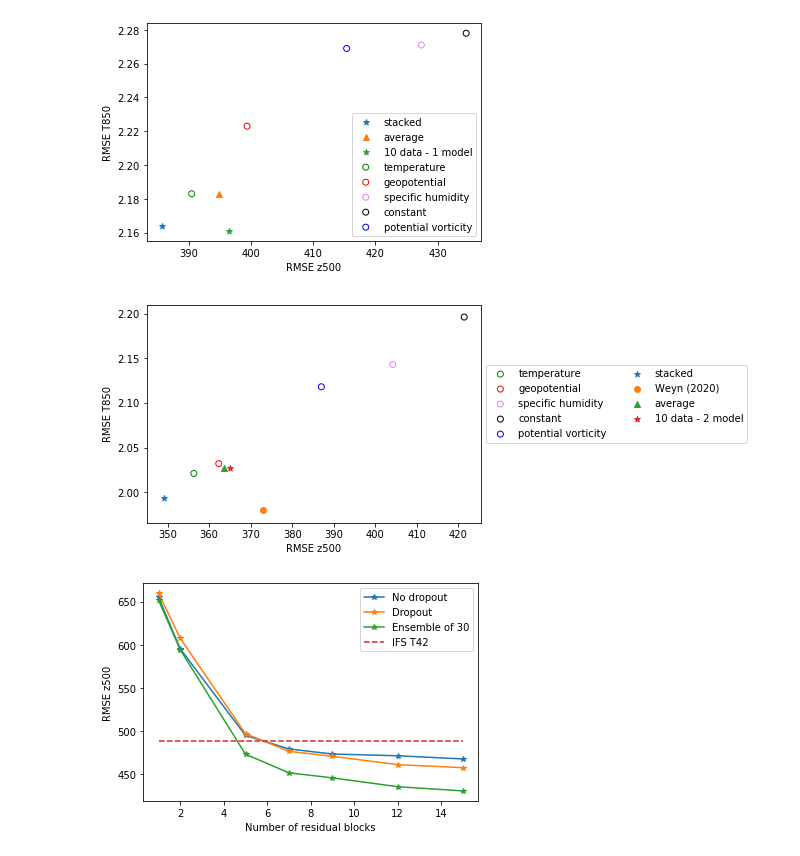
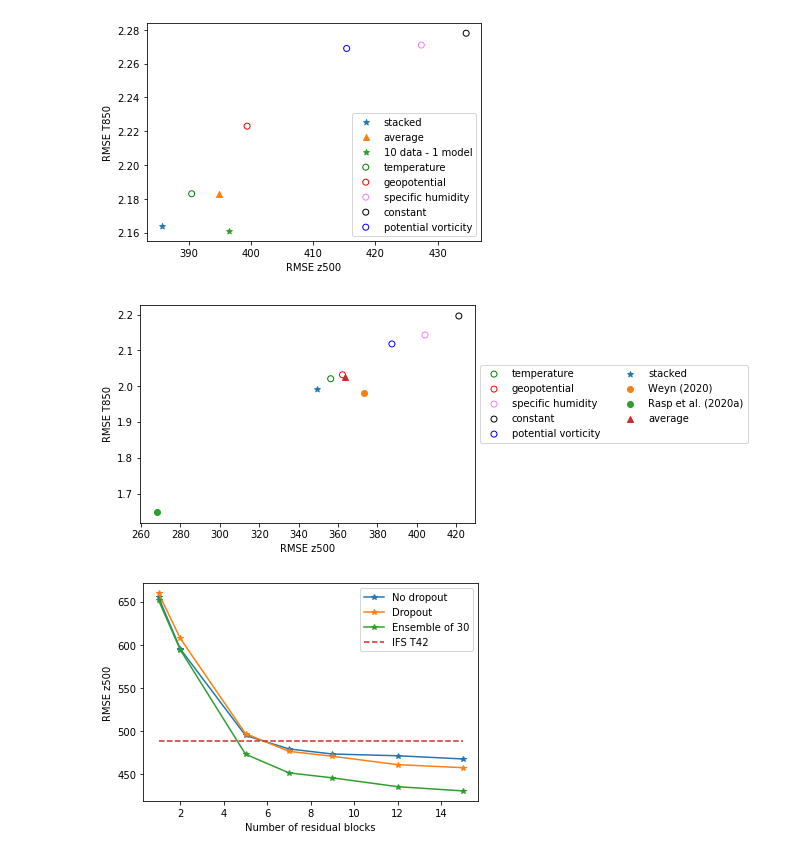
Before and after one commit to mc4117/ResNet_Weather, a Jupyter notebook: neural_notebooks/resnet/results_summary.ipynb, the cells around one changed output. Saved outputs shown, nothing was run; the diff lists cells and outputs as text; code cells hidden in the pictures.

```diff
--- a/neural_notebooks/resnet/results_summary.ipynb
+++ b/neural_notebooks/resnet/results_summary.ipynb
@@ -141,21 +141,22 @@ plt.show()
 # %%
 # stacking graph 29 blocks
 import pylab as plt
 plt.scatter([356.3], [2.021], facecolors='none', edgecolor = 'green', label = 'temperature')
 plt.scatter([362.3], [2.032], facecolors='none', edgecolor = 'red', label = 'geopotential')
 plt.scatter([404.2], [2.143], facecolors='none', edgecolor = 'violet', label = 'specific humidity')
 plt.scatter([421.4], [2.196], facecolors='none', edgecolor = 'black', label = 'constant')
 plt.scatter([387.4], [2.118], facecolors='none', edgecolor = 'blue', label = 'potential vorticity')
 plt.scatter([349.2], [1.993], marker = '*', label = 'stacked')
 plt.scatter([373], [1.98], label = "Weyn (2020)")
+plt.scatter([268], [1.65], label = "Rasp et al. (2020a)")
 plt.scatter([363.6], [2.027], marker = '^', label = 'average')
-plt.scatter([365.1], [2.027], marker = '*', label = '10 data - 2 model')
+#plt.scatter([365.1], [2.027], marker = '*', label = '10 data - 2 model')
 plt.ylabel("RMSE T850")
 plt.xlabel("RMSE z500")
 plt.legend(ncol=2, bbox_to_anchor = (1, 0.75))
 plt.show()
 # %% [output]
-[figure, old version]
+[figure, new version]
 # %%
 # do vs no do
 plt.plot([1, 2, 5, 7, 9, 12, 15], [654.8, 595.2, 495, 479.4, 473.5, 471.5, 467.8], '-*', label = 'No dropout')
```
Also changed, not shown: 17 other files.
